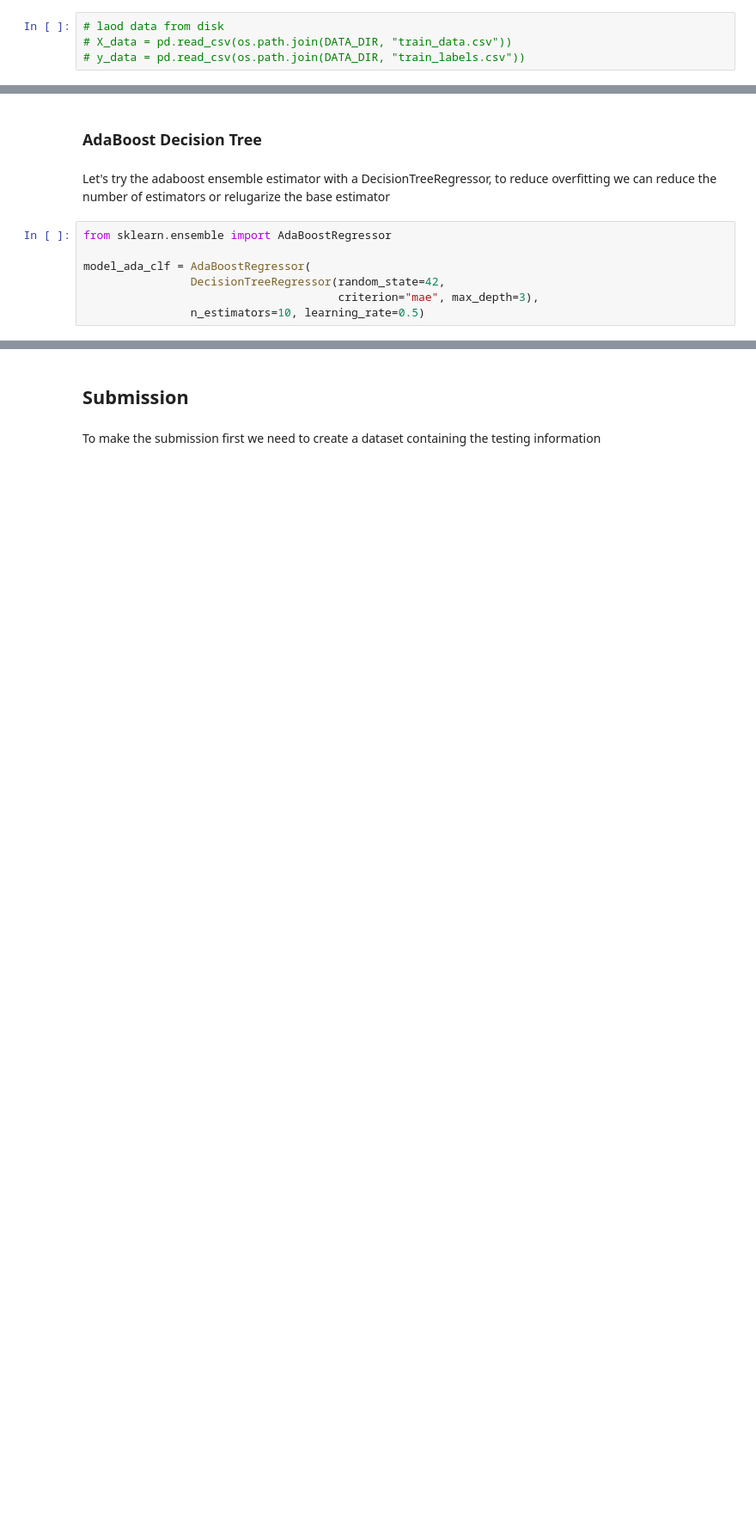
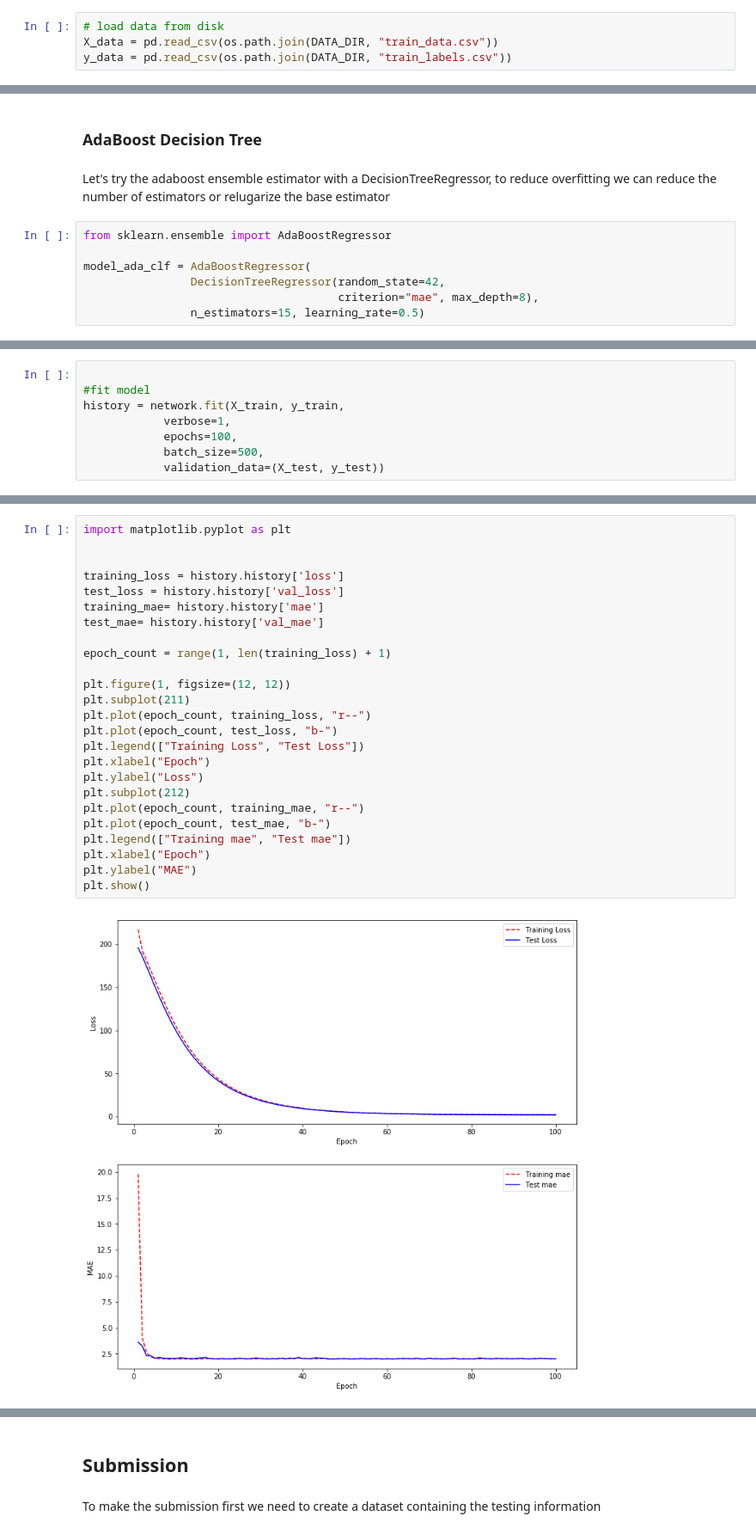
Before and after one commit to polmonroig/earthquake_prediction, a Jupyter notebook: main_kernel_v2.ipynb, the cells around one changed output, grey strips where cells are left out. Shown at 86% size. Drawn from its saved outputs; the diff is of its cells as text; blank space fills up the shorter version.

```diff
--- a/main_kernel_v2.ipynb
+++ b/main_kernel_v2.ipynb
@@ -234,7 +234,7 @@ y_data.to_csv(path_or_buf=os.path.join(DATA_DIR, "train_labels.csv"), header=Tru
 # %%
-# laod data from disk
-# X_data = pd.read_csv(os.path.join(DATA_DIR, "train_data.csv"))
-# y_data = pd.read_csv(os.path.join(DATA_DIR, "train_labels.csv"))
+# load data from disk
+X_data = pd.read_csv(os.path.join(DATA_DIR, "train_data.csv"))
+y_data = pd.read_csv(os.path.join(DATA_DIR, "train_labels.csv"))
 # %%
 X_data.head()
 # %% [output]
@@ -388,8 +393,8 @@ from sklearn.ensemble import AdaBoostRegressor
 
 model_ada_clf = AdaBoostRegressor(
                 DecisionTreeRegressor(random_state=42,
-                                      criterion="mae", max_depth=3),
-                n_estimators=10, learning_rate=0.5)
+                                      criterion="mae", max_depth=8),
+                n_estimators=15, learning_rate=0.5)
 # %%
 model_ada_clf.fit(X_train, np.array(y_train).reshape(-1))
 # %% [output]
@@ -577,0 +482,8 @@ mean_absolute_error(y_test, y_pred)
+# %%
+
+#fit model
+history = network.fit(X_train, y_train,
+            verbose=1,
+            epochs=100,
+            batch_size=500,
+            validation_data=(X_test, y_test))
@@ -577,0 +512,27 @@ mean_absolute_error(y_test, y_pred)
+# %%
+import matplotlib.pyplot as plt
+
+
+training_loss = history.history['loss']
+test_loss = history.history['val_loss']
+training_mae= history.history['mae']
+test_mae= history.history['val_mae']
+
+epoch_count = range(1, len(training_loss) + 1)
+
+plt.figure(1, figsize=(12, 12))
+plt.subplot(211)
+plt.plot(epoch_count, training_loss, "r--")
+plt.plot(epoch_count, test_loss, "b-")
+plt.legend(["Training Loss", "Test Loss"])
+plt.xlabel("Epoch")
+plt.ylabel("Loss")
+plt.subplot(212)
+plt.plot(epoch_count, training_mae, "r--")
+plt.plot(epoch_count, test_mae, "b-")
+plt.legend(["Training mae", "Test mae"])
+plt.xlabel("Epoch")
+plt.ylabel("MAE")
+plt.show()
+# %% [output]
+[figure, added]
```
Also changed, not shown: parts of 35 cells of this notebook, 4 other files.
